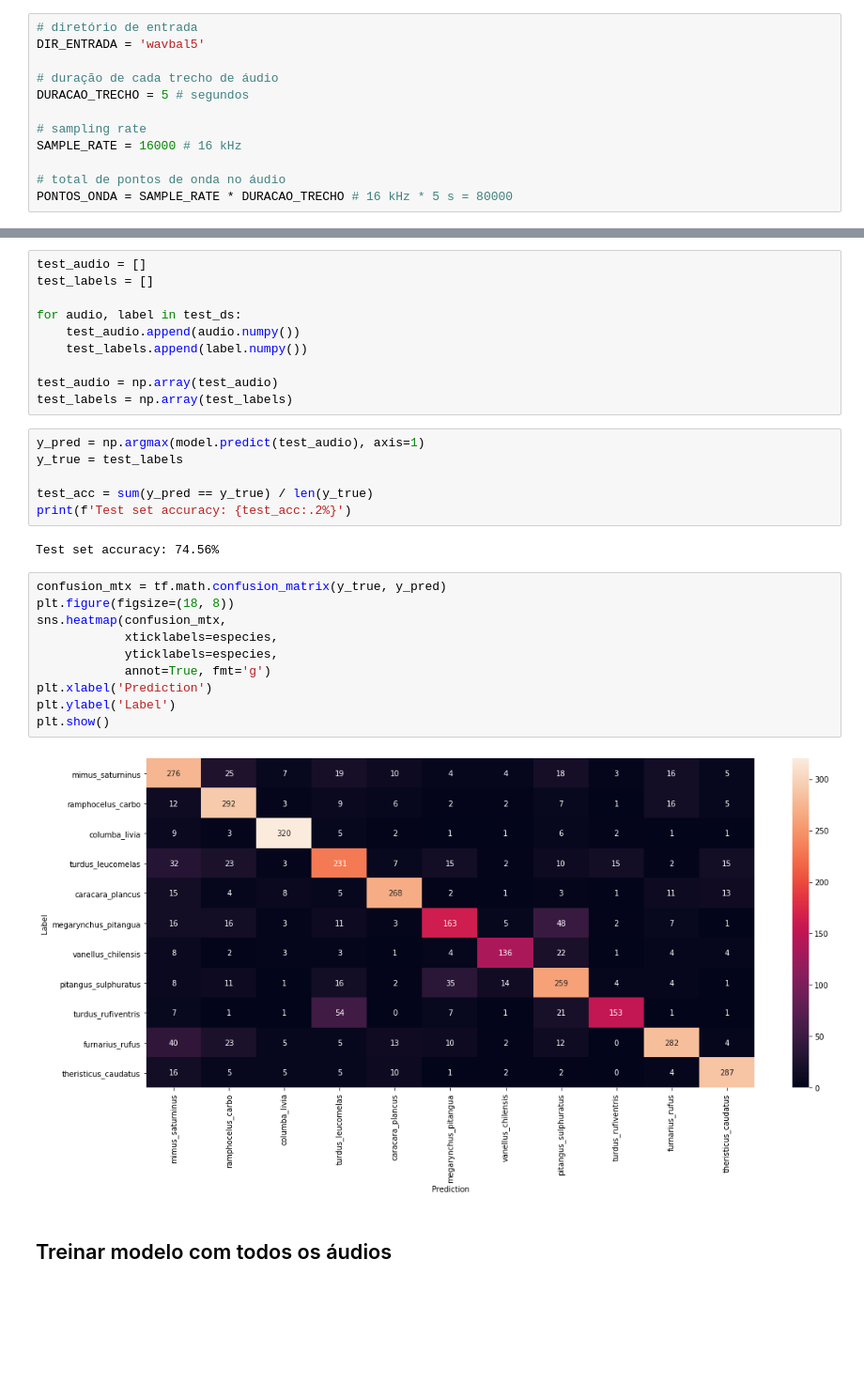
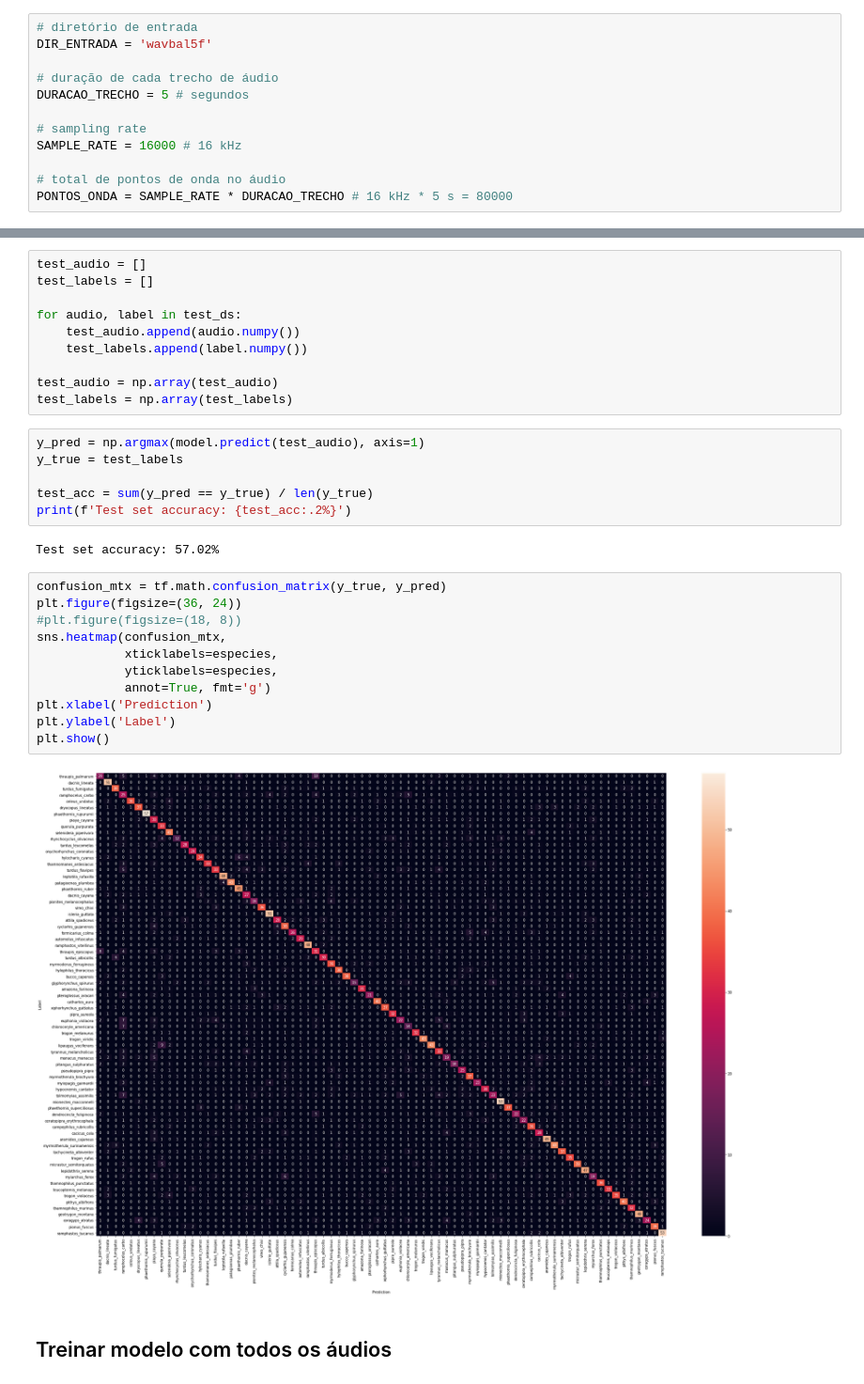
Before and after one commit to hjort/bird-reco, a Jupyter notebook: 31-modelo-preditivo-tensorflow.ipynb, the cells around one changed output, grey strips where cells are left out. Shown at 94% size. Saved outputs shown, nothing was run; the diff lists cells and outputs as text; blank space fills up the shorter version.

```diff
--- a/31-modelo-preditivo-tensorflow.ipynb
+++ b/31-modelo-preditivo-tensorflow.ipynb
@@ -28,7 +28,7 @@ tf.random.set_seed(SEED)
 np.random.seed(SEED)
 # %%
 # diretório de entrada
-DIR_ENTRADA = 'wavbal5'
+DIR_ENTRADA = 'wavbal5f'
 
 # duração de cada trecho de áudio
 DURACAO_TRECHO = 5 # segundos
@@ -349,19 +365,20 @@ y_true = test_labels
 test_acc = sum(y_pred == y_true) / len(y_true)
 print(f'Test set accuracy: {test_acc:.2%}')
 # %% [output]
-Test set accuracy: 74.56%
+Test set accuracy: 57.02%
 # %%
 confusion_mtx = tf.math.confusion_matrix(y_true, y_pred)
-plt.figure(figsize=(18, 8))
+plt.figure(figsize=(36, 24))
+#plt.figure(figsize=(18, 8))
 sns.heatmap(confusion_mtx,
             xticklabels=especies,
             yticklabels=especies,
             annot=True, fmt='g')
 plt.xlabel('Prediction')
 plt.ylabel('Label')
 plt.show()
 # %% [output]
-[figure, old version]
+[figure, new version]
 # %% [markdown]
 ## Treinar modelo com todos os áudios
 # %% [raw]
```
Also changed, not shown: parts of 15 cells of this notebook.
